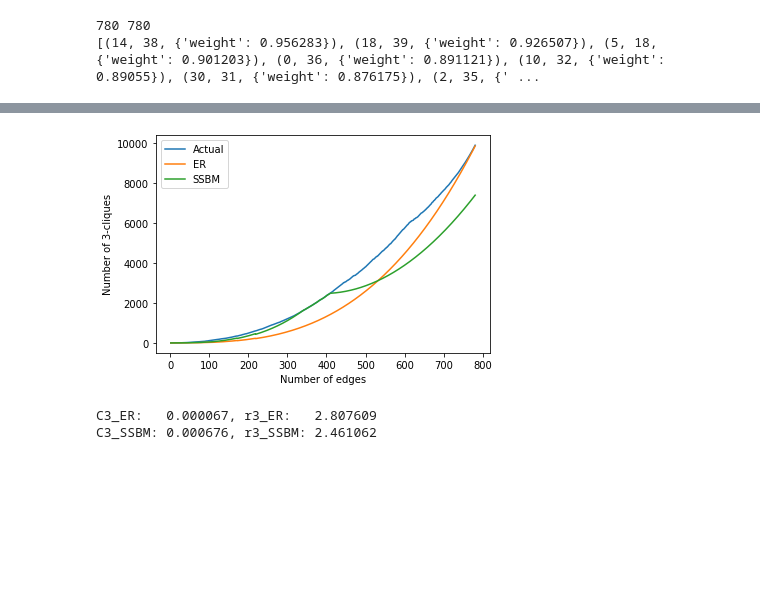
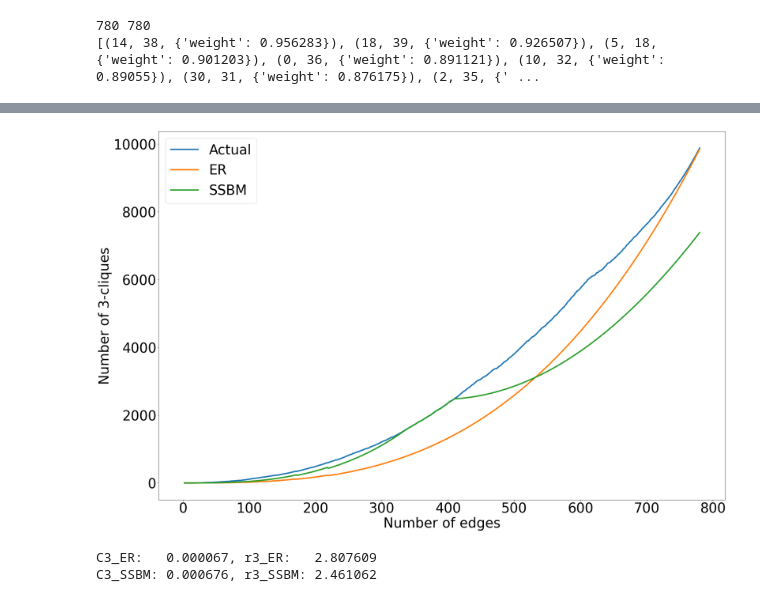
Before and after one commit to Aurathic/amsc420-project-2, a Jupyter notebook: project2/1_Random_graph_model_testing.ipynb, the cells around one changed output, grey strips where cells are left out. Saved outputs shown, nothing was run; the diff lists cells and outputs as text; code cells hidden in the pictures; blank space fills up the shorter version.

Commit message:
Various image exports and code fixes

```diff
--- a/project2/1_Random_graph_model_testing.ipynb
+++ b/project2/1_Random_graph_model_testing.ipynb
@@ -4,6 +4,13 @@
 %run functions_1.ipynb
 # %% [output]
 Part I functions imported.
+# %%
+import matplotlib
+font = {'size': 40}
+matplotlib.rc('font', **font)
+plt.rcParams['axes.facecolor']='white'
+plt.rcParams['savefig.facecolor']='white'
+plt.rcParams['savefig.dpi']=50
 # %%
 # For this task use the full weight matrix V.
 adj_matrix = np.genfromtxt("data/sgb128Nodes41to80_weight.txt", delimiter=' ', skip_header=1)
@@ -75,18 +82,19 @@ subset 750 out of 780 complete
 # %%
 # 3. Plot q3, ER3 and SSBM 3 on the same plot. Estimate the amplitude
 # C and exponent r from the power law y(k) ∼ Ck^r by a linear fit in the
 # log-log plot, after you discard the first, say 10 entries. Call C3,ER, r3,ER
 # and C3,SSBM, r3,SSBM the respective parameters.
 k = list(range(2, len(E)+1))
-plt.plot(k, q3, label="Actual")
-plt.plot(k, ER3, label="ER")
-plt.plot(k, SSBM3, label="SSBM")
-plt.xlabel("Number of edges")
+plt.figure(figsize=(30,20))
+plt.plot(k, q3, label="Actual", linewidth=4)
+plt.plot(k, ER3, label="ER", linewidth=4)
+plt.plot(k, SSBM3, label="SSBM", linewidth=4)
+plt.xlabel("Number of edges", )
 plt.ylabel("Number of 3-cliques")
 plt.legend()
-plt.show()
+plt.savefig("images/3_clique_er_ssbm.png")
 # %% [output]
-[figure, old version]
+[figure, new version]
 # %%
 from scipy.stats import linregress
 
```
Also changed, not shown: parts of 1 cell of this notebook, 6 other files.
